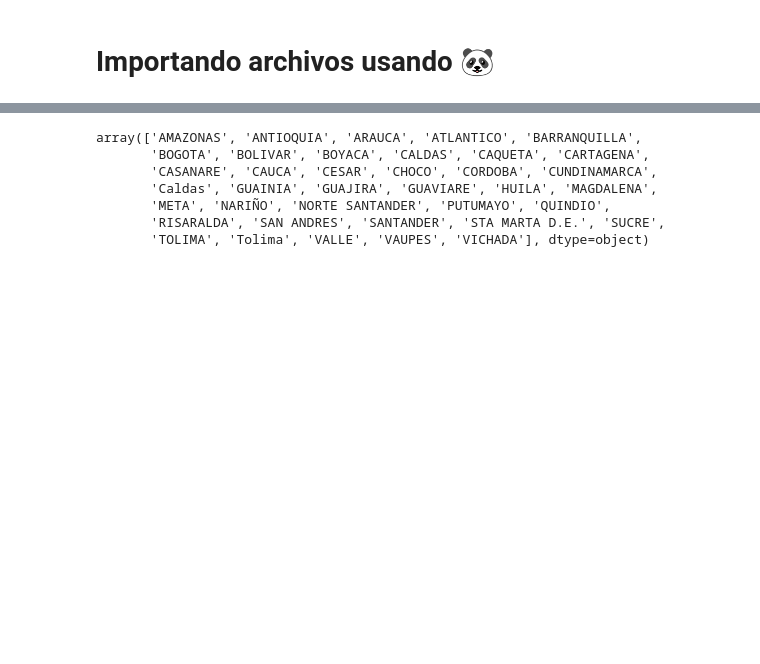
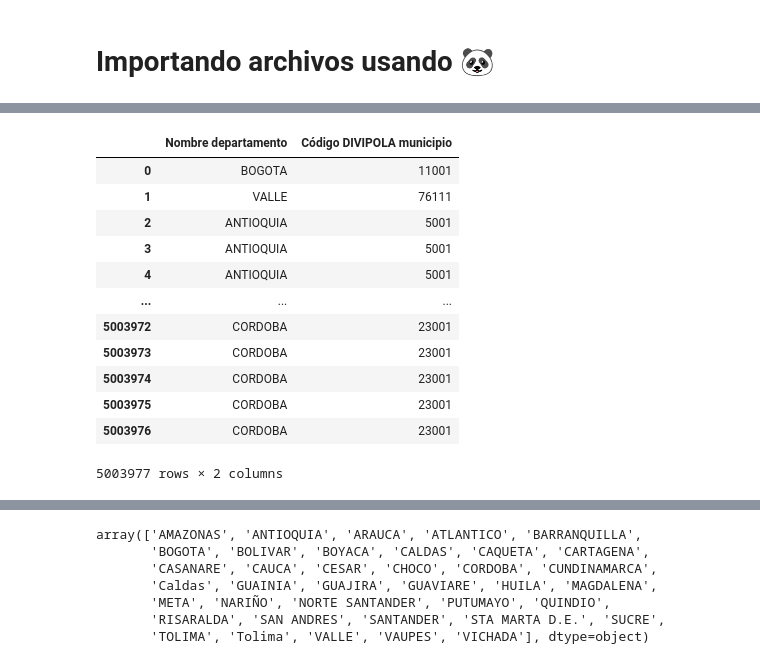
Before and after one commit to Santiago-Echeverri-Arteaga/Programacion_UQ_Fisica, a Jupyter notebook: Codigos/Librerias.ipynb, the cells around one changed output, grey strips where cells are left out. Saved outputs shown, nothing was run; the diff lists cells and outputs as text; code cells hidden in the pictures; blank space fills up the shorter version.

```diff
--- a/Codigos/Librerias.ipynb
+++ b/Codigos/Librerias.ipynb
@@ -32,0 +54,16 @@ Requirement already satisfied: six>=1.5 in ./entornoVirtual/lib/python3.11/site-
+# %%
+data[[data.columns[4],data.columns[5]]]
+# %% [output]
+|  | Nombre departamento | Código DIVIPOLA municipio |
+| 0 | BOGOTA | 11001 |
+| 1 | VALLE | 76111 |
+| 2 | ANTIOQUIA | 5001 |
+| 3 | ANTIOQUIA | 5001 |
+| 4 | ANTIOQUIA | 5001 |
+| ... | ... | ... |
+| 5003972 | CORDOBA | 23001 |
+| 5003973 | CORDOBA | 23001 |
+| 5003974 | CORDOBA | 23001 |
+| 5003975 | CORDOBA | 23001 |
+| 5003976 | CORDOBA | 23001 |
+5003977 rows × 2 columns
```
Also changed, not shown: parts of 4 cells of this notebook, 1 other file.
